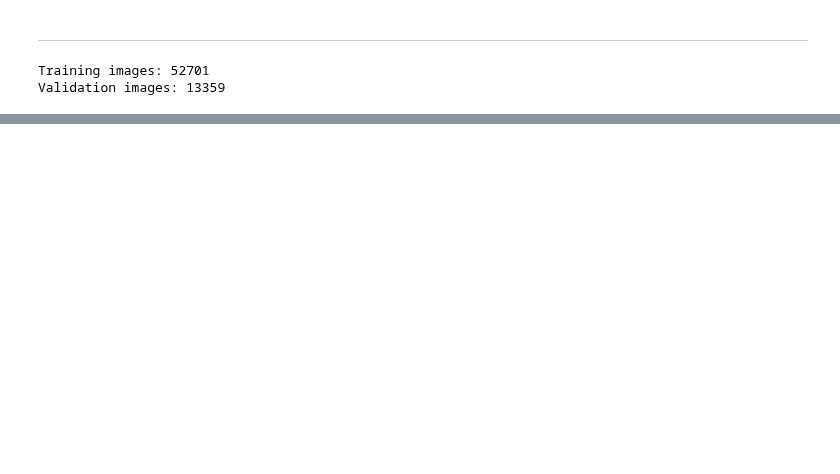
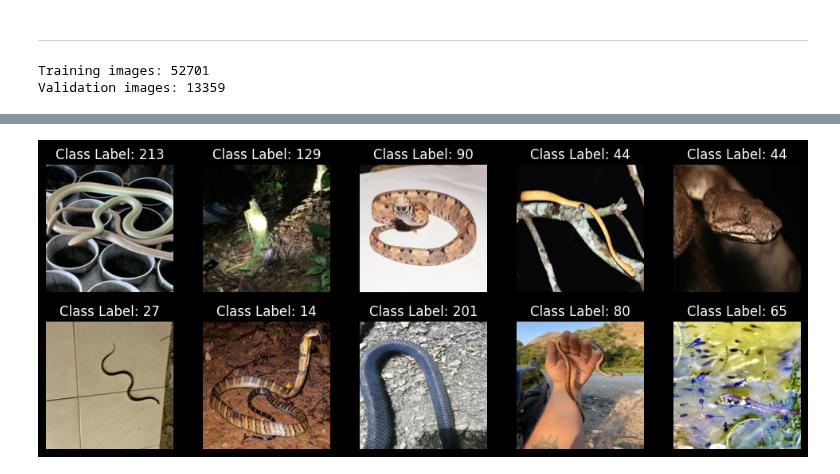
Before and after one commit to Adrian1128/Snake-Species-Classification, a Jupyter notebook: model.ipynb, the cells around one changed output, grey strips where cells are left out. Drawn from its saved outputs; the diff is of its cells as text; code cells hidden in the pictures; blank space fills up the shorter version.

```diff
--- a/model.ipynb
+++ b/model.ipynb
@@ -275,0 +284,19 @@ Venomous Error-Weighted Accuracy 1.7477
+# %%
+images, labels = train_loader[0]
+
+random_indices = np.random.choice(images.shape[0], size=10, replace=False)
+
+plt.figure(figsize=(10, 10))
+for i, idx in enumerate(random_indices):
+    ax = plt.subplot(5, 5, i + 1)
+
+    img = images[idx].astype(np.uint8)
+
+    plt.imshow(img)
+    plt.title(f"Class Label: {labels[idx]}")
+    plt.axis("off")
+
+plt.tight_layout()
+plt.show()
+# %% [output]
+[figure, added]
```
Also changed, not shown: parts of 5 cells of this notebook, 2 other files.
